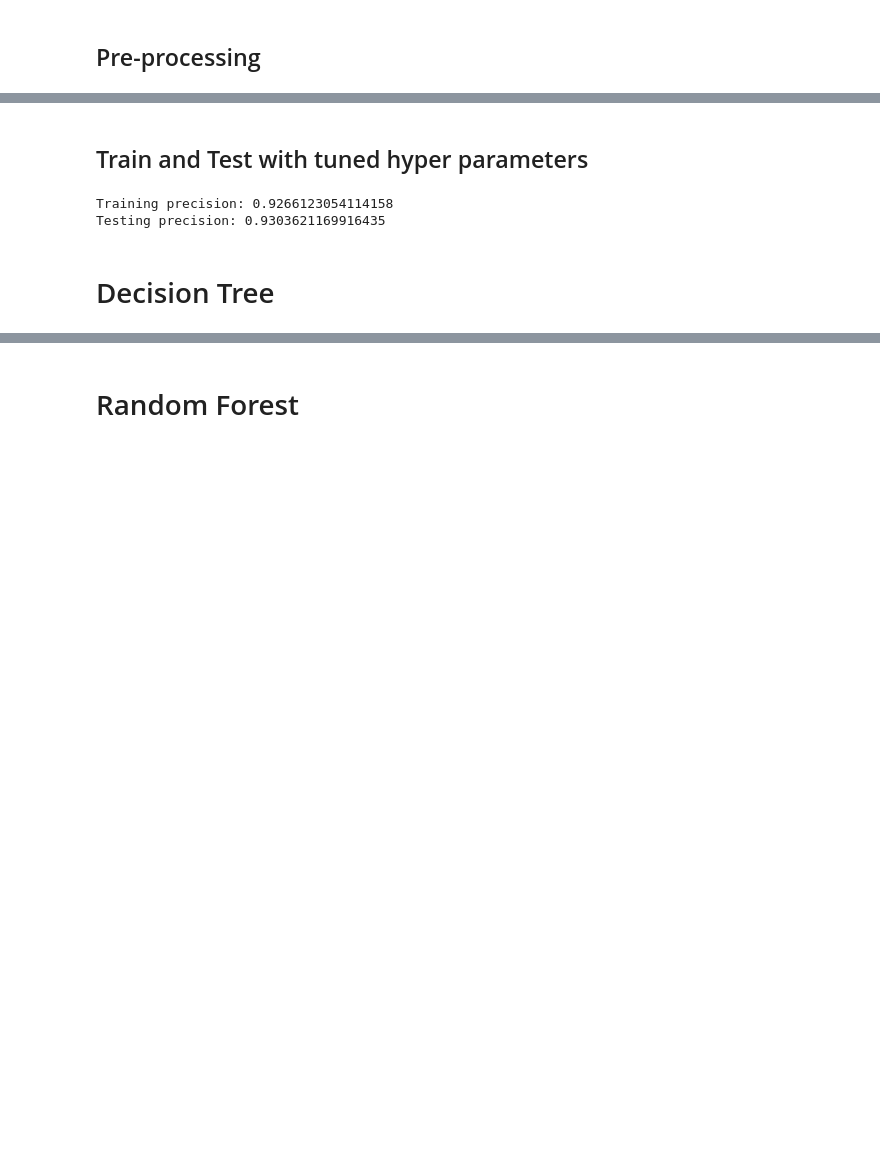
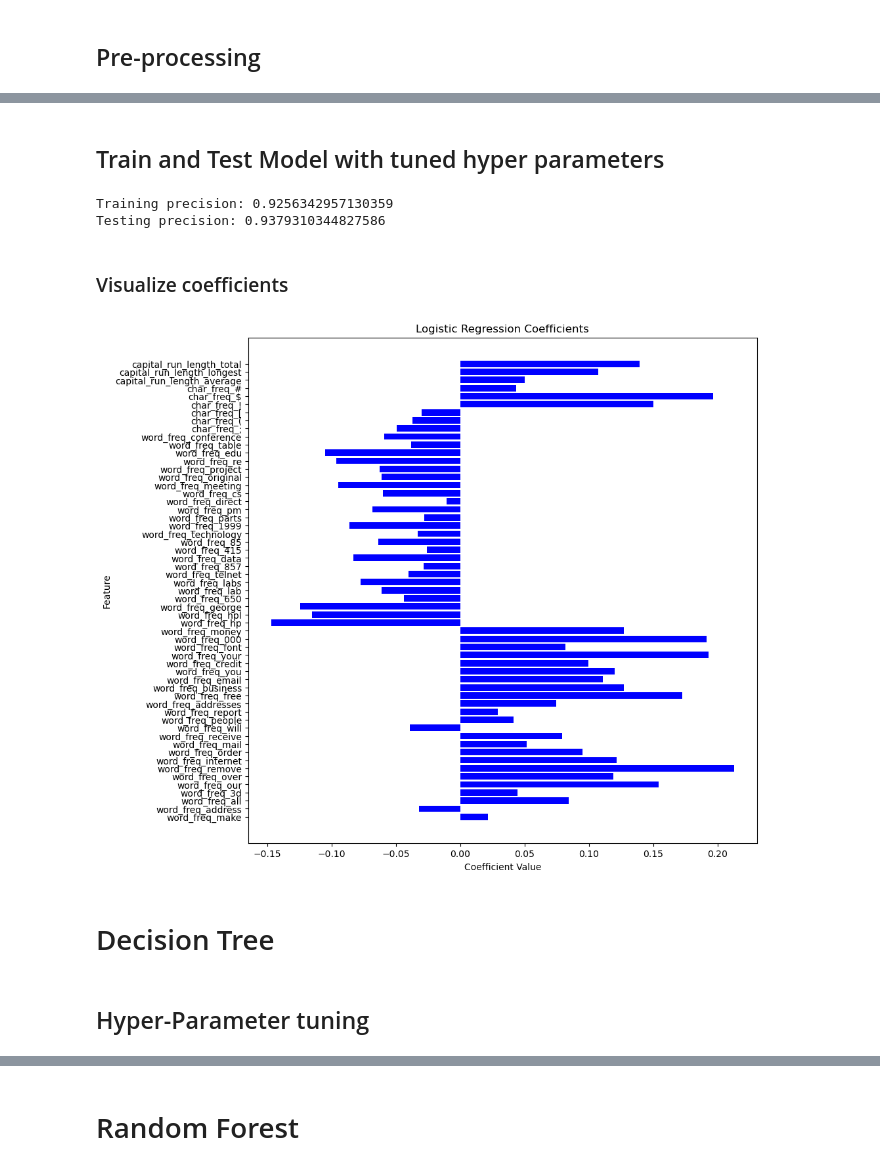
Before and after one commit to b-walls/UEBA-Spam-Email-Classification, a Jupyter notebook: SpamDetection.ipynb, the cells around one changed output, grey strips where cells are left out. Cells and saved outputs as stored; diff of their text form; code cells hidden in the pictures; blank space fills up the shorter version.

```diff
--- a/SpamDetection.ipynb
+++ b/SpamDetection.ipynb
@@ -103,11 +113,11 @@ grid_search.best_score_=0.9182065217391304
 # %% [markdown]
-## Train and Test with tuned hyper parameters
+## Train and Test Model with tuned hyper parameters
 # %%
 # split data into training and testing sets
 X_train, X_test, y_train, y_test = train_test_split(X_scaled, y, test_size=0.2, random_state=47)
 
 # logistic regression with tuned parameters
-logreg = LogisticRegression(C=0.1, max_iter=2000, solver='newton-cg', penalty='l2')
+logreg = LogisticRegression(C=0.001, max_iter=2000, solver='saga', penalty='l2')
 
 # fit the data to the model
 logreg.fit(X_train, y_train)
@@ -120,7 +130,23 @@ y_pred_train = logreg.predict(X_train)
 print(f'Training precision: {precision_score(y_train, y_pred_train)}')
 print(f'Testing precision: {precision_score(y_test, y_pred)}')
 # %% [output]
-Training precision: 0.9266123054114158
-Testing precision: 0.9303621169916435
+Training precision: 0.9256342957130359
+Testing precision: 0.9379310344827586
+# %% [markdown]
+### Visualize coefficients
+# %%
+coefficients = logreg.coef_[0]
+features = X.columns
+
+plt.figure(figsize=(10, 10))
+plt.barh(features, coefficients, color='b')
+plt.xlabel('Coefficient Value')
+plt.ylabel('Feature')
+plt.title('Logistic Regression Coefficients')
+plt.show()
+# %% [output]
+[figure, added]
 # %% [markdown]
 # Decision Tree
+# %% [markdown]
+## Hyper-Parameter tuning
```
Also changed, not shown: parts of 26 cells of this notebook.
